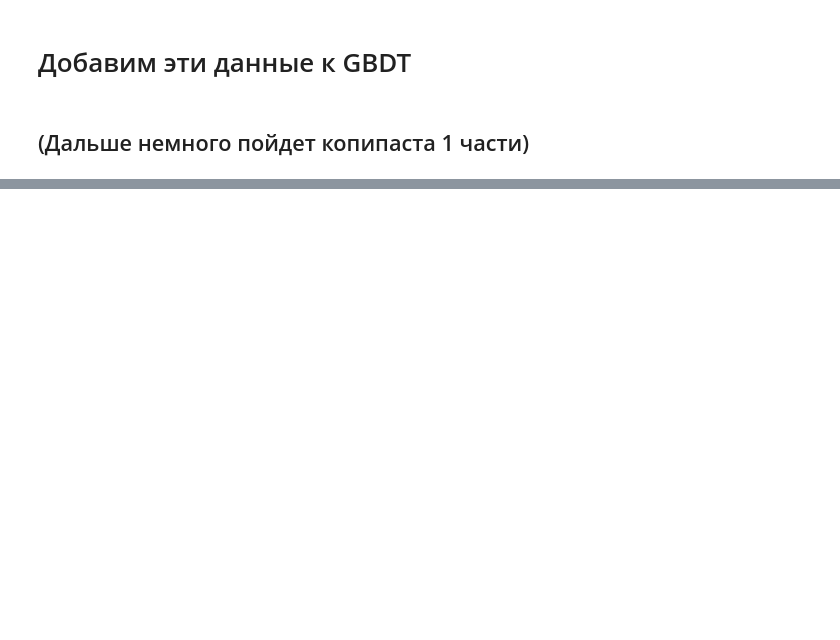
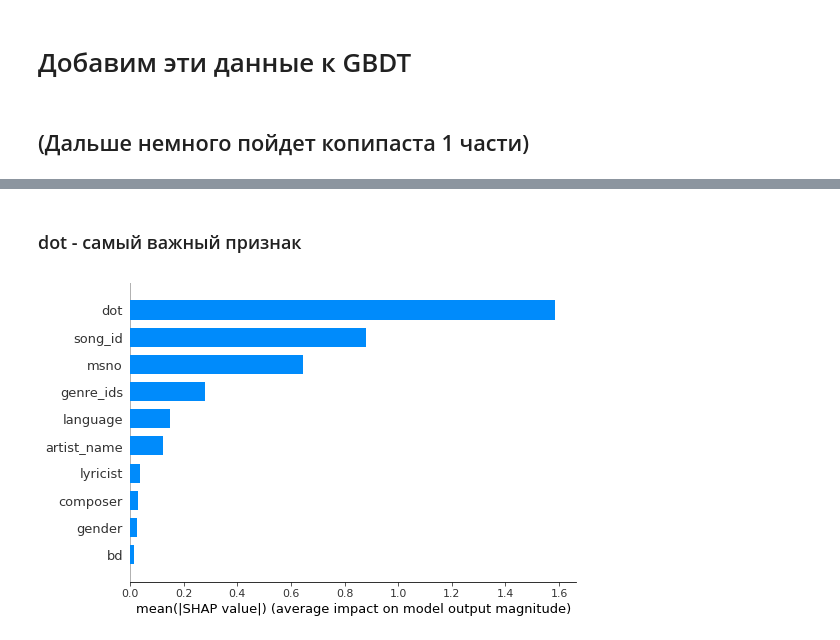
Before and after one commit to kol9/Recommendation_systems, a Jupyter notebook: hw2/hw2.2.ipynb, the cells around one changed output, grey strips where cells are left out. Saved outputs shown, nothing was run; the diff lists cells and outputs as text; code cells hidden in the pictures; blank space fills up the shorter version.

```diff
--- a/hw2/hw2.2.ipynb
+++ b/hw2/hw2.2.ipynb
@@ -255,0 +264,6 @@ print(roc_auc_score(y_test, prediction))
+# %% [markdown]
+### dot - самый важный признак
+# %%
+shap.summary_plot(shap_values, X_test, plot_type="bar")
+# %% [output]
+[figure, added]
```
Also changed, not shown: parts of 18 cells of this notebook, 1 other file.
